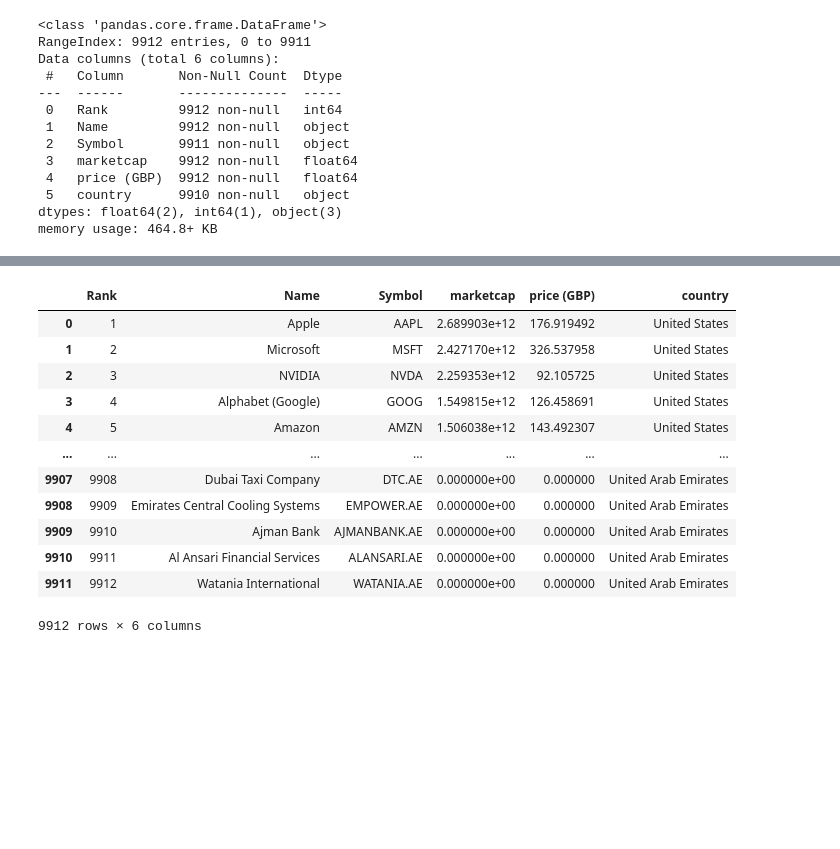
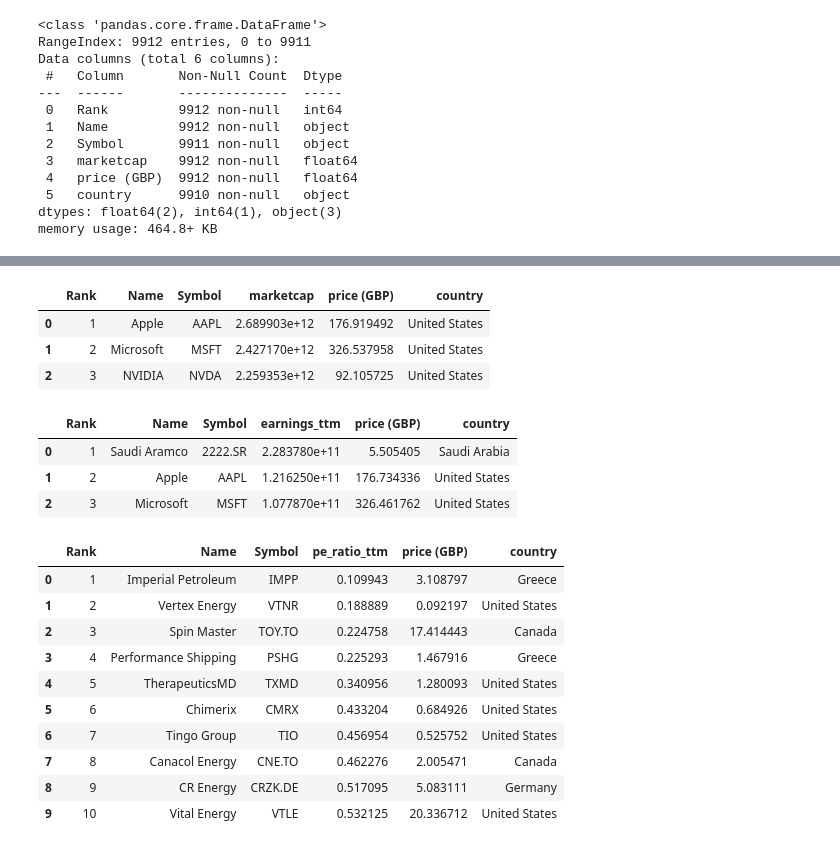
Before and after one commit to mks2607/Data_mks, a Jupyter notebook: Company.ipynb, the cells around one changed output, grey strips where cells are left out. Drawn from its saved outputs; the diff is of its cells as text; code cells hidden in the pictures; blank space fills up the shorter version.

```diff
--- a/Company.ipynb
+++ b/Company.ipynb
@@ -110,16 +101,28 @@ df_dividend
 # %%
-df_market
+df_market.head(3)
 # %% [output]
 |  | Rank | Name | Symbol | marketcap | price (GBP) | country |
 | 0 | 1 | Apple | AAPL | 2.689903e+12 | 176.919492 | United States |
 | 1 | 2 | Microsoft | MSFT | 2.427170e+12 | 326.537958 | United States |
 | 2 | 3 | NVIDIA | NVDA | 2.259353e+12 | 92.105725 | United States |
-| 3 | 4 | Alphabet (Google) | GOOG | 1.549815e+12 | 126.458691 | United States |
-| 4 | 5 | Amazon | AMZN | 1.506038e+12 | 143.492307 | United States |
-| ... | ... | ... | ... | ... | ... | ... |
-| 9907 | 9908 | Dubai Taxi Company | DTC.AE | 0.000000e+00 | 0.000000 | United Arab Emirates |
-| 9908 | 9909 | Emirates Central Cooling Systems | EMPOWER.AE | 0.000000e+00 | 0.000000 | United Arab Emirates |
-| 9909 | 9910 | Ajman Bank | AJMANBANK.AE | 0.000000e+00 | 0.000000 | United Arab Emirates |
-| 9910 | 9911 | Al Ansari Financial Services | ALANSARI.AE | 0.000000e+00 | 0.000000 | United Arab Emirates |
-| 9911 | 9912 | Watania International | WATANIA.AE | 0.000000e+00 | 0.000000 | United Arab Emirates |
-9912 rows × 6 columns
+# %%
+df_eaning.head(3)
+# %% [output]
+|  | Rank | Name | Symbol | earnings_ttm | price (GBP) | country |
+| 0 | 1 | Saudi Aramco | 2222.SR | 2.283780e+11 | 5.505405 | Saudi Arabia |
+| 1 | 2 | Apple | AAPL | 1.216250e+11 | 176.734336 | United States |
+| 2 | 3 | Microsoft | MSFT | 1.077870e+11 | 326.461762 | United States |
+# %%
+df_p_e_ratio.head(10)
+# %% [output]
+|  | Rank | Name | Symbol | pe_ratio_ttm | price (GBP) | country |
+| 0 | 1 | Imperial Petroleum | IMPP | 0.109943 | 3.108797 | Greece |
+| 1 | 2 | Vertex Energy | VTNR | 0.188889 | 0.092197 | United States |
+| 2 | 3 | Spin Master | TOY.TO | 0.224758 | 17.414443 | Canada |
+| 3 | 4 | Performance Shipping | PSHG | 0.225293 | 1.467916 | Greece |
+| 4 | 5 | TherapeuticsMD | TXMD | 0.340956 | 1.280093 | United States |
+| 5 | 6 | Chimerix | CMRX | 0.433204 | 0.684926 | United States |
+| 6 | 7 | Tingo Group | TIO | 0.456954 | 0.525752 | United States |
+| 7 | 8 | Canacol Energy | CNE.TO | 0.462276 | 2.005471 | Canada |
+| 8 | 9 | CR Energy | CRZK.DE | 0.517095 | 5.083111 | Germany |
+| 9 | 10 | Vital Energy | VTLE | 0.532125 | 20.336712 | United States |
```
Also changed, not shown: parts of 12 cells of this notebook.
